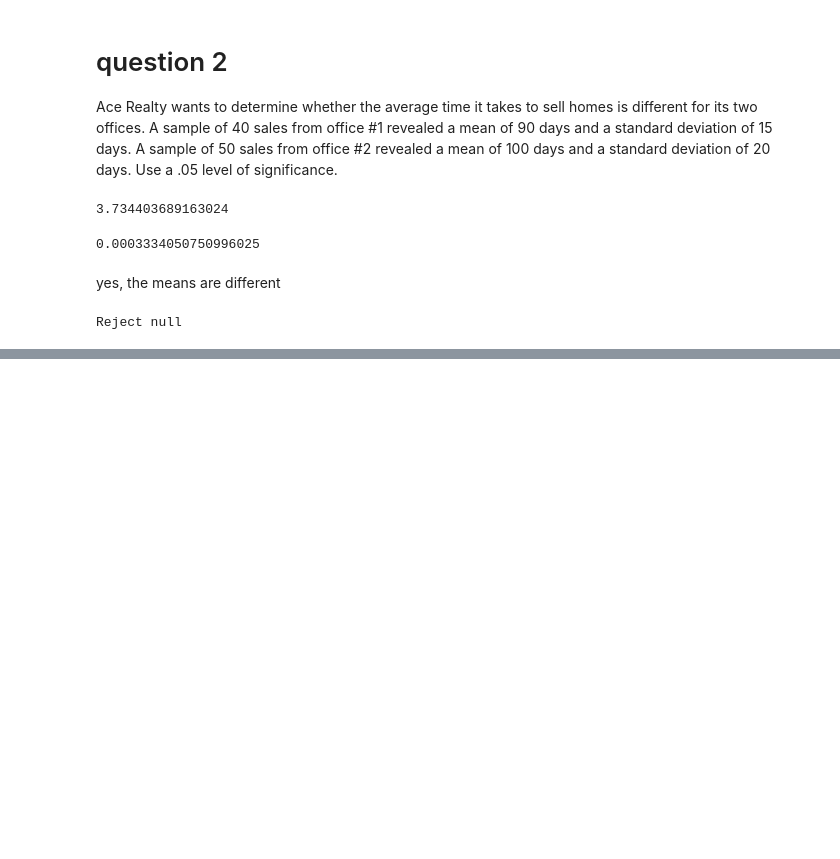
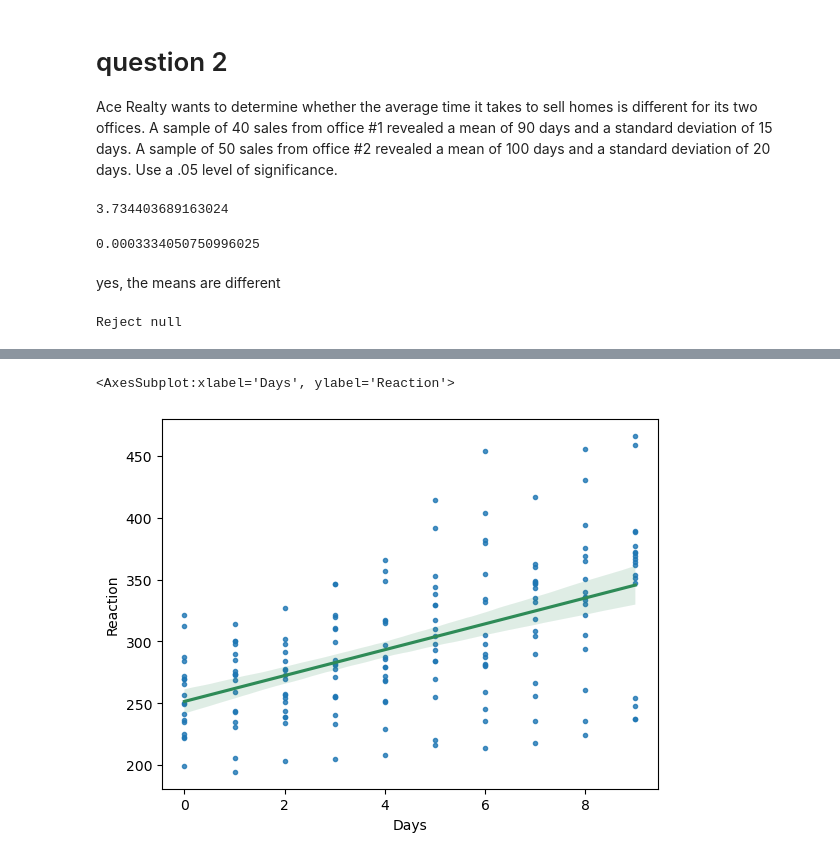
Before and after one commit to wherrickjr/statistics-exercises, a Jupyter notebook: hypothesis_testing.ipynb, the cells around one changed output, grey strips where cells are left out. Cells and saved outputs as stored; diff of their text form; code cells hidden in the pictures; blank space fills up the shorter version.

```diff
--- a/hypothesis_testing.ipynb
+++ b/hypothesis_testing.ipynb
@@ -496,0 +777,10 @@ Reject null
+# %%
+df = data('sleepstudy')
+# %%
+# select data
+df = df[['Reaction', 'Days']]
+# %%
+sns.regplot(x='Days', y='Reaction', data=df, marker='.', line_kws=({'color': 'seagreen'}))
+# %% [output]
+<AxesSubplot:xlabel='Days', ylabel='Reaction'>
+[figure, added]
```
Also changed, not shown: parts of 48 cells of this notebook.
